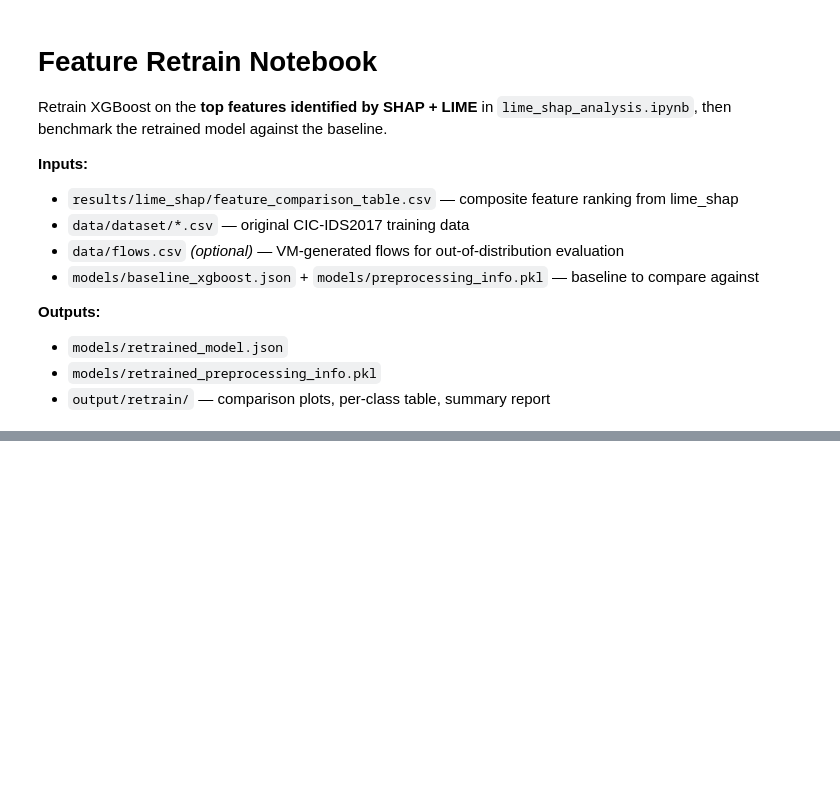
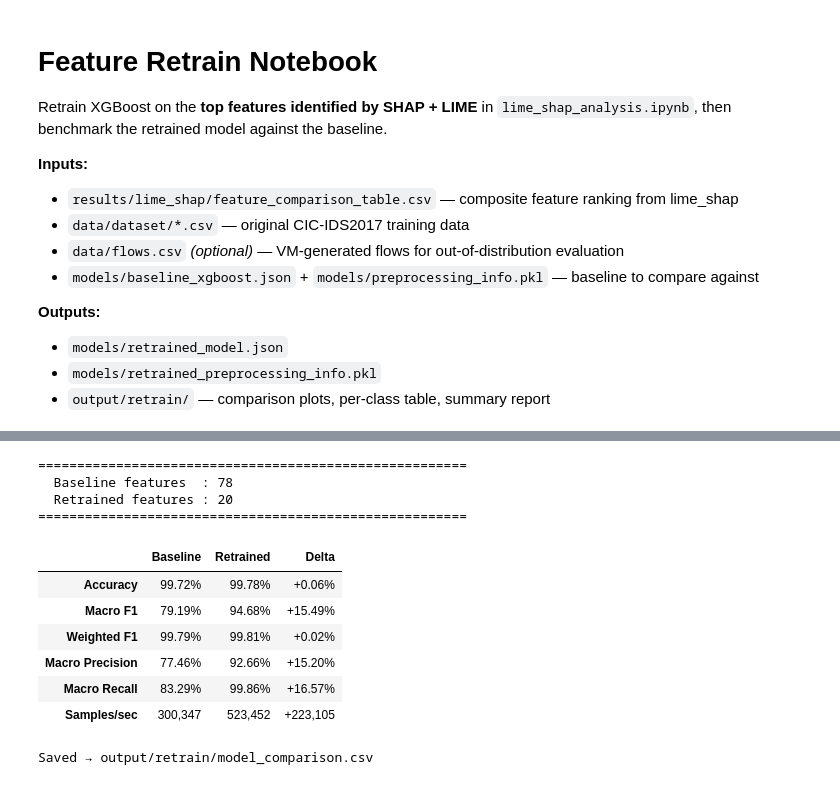
Before and after one commit to CPRE560-IDS-with-Modern-Tabular-ML/VM_Env_Test, a Jupyter notebook: notebooks/feature_retrain.ipynb, the cells around one changed output, grey strips where cells are left out. Drawn from its saved outputs; the diff is of its cells as text; code cells hidden in the pictures; blank space fills up the shorter version.

```diff
--- a/notebooks/feature_retrain.ipynb
+++ b/notebooks/feature_retrain.ipynb
@@ -294,5 +368,8 @@ gc.collect()
 # %%
 # === CELL 9: Evaluate Both Models on Same Test Set ===
+import pandas as pd
+if not hasattr(pd.io.formats.style.Styler, 'map'):
+    pd.io.formats.style.Styler.map = pd.io.formats.style.Styler.applymap
 
 # Baseline predictions on full features
 t0 = time.time()
@@ -306,36 +383,49 @@ ret_time    = time.time() - t0
 
 def metrics(y_true, y_pred, speed_s, n_samples):
     return {
         'Accuracy'         : accuracy_score(y_true, y_pred),
         'Macro F1'         : f1_score(y_true, y_pred, average='macro',    zero_division=0),
         'Weighted F1'      : f1_score(y_true, y_pred, average='weighted', zero_division=0),
         'Macro Precision'  : precision_score(y_true, y_pred, average='macro', zero_division=0),
         'Macro Recall'     : recall_score(y_true, y_pred,    average='macro', zero_division=0),
         'Samples/sec'      : round(n_samples / speed_s),
     }
 
 n     = len(y_test)
 m_b   = metrics(y_test, y_pred_base, base_time, n)
 m_r   = metrics(y_test, y_pred_ret,  ret_time,  n)
 
 cmp = pd.DataFrame({'Baseline': m_b, 'Retrained': m_r})
 cmp['Delta'] = cmp['Retrained'] - cmp['Baseline']
 
 print('=' * 55)
 print(f'  Baseline features  : {len(all_feature_cols)}')
 print(f'  Retrained features : {len(top_features)}')
 print('=' * 55)
 display(cmp.style
         .format(lambda v: f'{v*100:.2f}%' if abs(v) < 100 else f'{v:,.0f}',
                 subset=['Baseline','Retrained'])
         .format(lambda v: f'{v*100:+.2f}%' if abs(v) < 100 else f'{v:+,.0f}',
                 subset=['Delta'])
-        .applymap(lambda v: 'color:green' if isinstance(v, float) and v > 0
-                  else ('color:red' if isinstance(v, float) and v < 0 else ''),
-                  subset=['Delta']))
+        .map(lambda v: 'color:green' if isinstance(v, float) and v > 0
+             else ('color:red' if isinstance(v, float) and v < 0 else ''),
+             subset=['Delta']))
 
 cmp.to_csv(OUT_DIR / 'model_comparison.csv')
 print('Saved → output/retrain/model_comparison.csv')
+# %% [output]
+=======================================================
+  Baseline features  : 78
+  Retrained features : 20
+=======================================================
+|  | Baseline | Retrained | Delta |
+| Accuracy | 99.72% | 99.78% | +0.06% |
+| Macro F1 | 79.19% | 94.68% | +15.49% |
+| Weighted F1 | 99.79% | 99.81% | +0.02% |
+| Macro Precision | 77.46% | 92.66% | +15.20% |
+| Macro Recall | 83.29% | 99.86% | +16.57% |
+| Samples/sec | 300,347 | 523,452 | +223,105 |
+Saved → output/retrain/model_comparison.csv
 # %%
 # === CELL 10: Per-Class Performance Comparison ===
 def per_class_df(y_true, y_pred):
```
Also changed, not shown: parts of 15 cells of this notebook.
